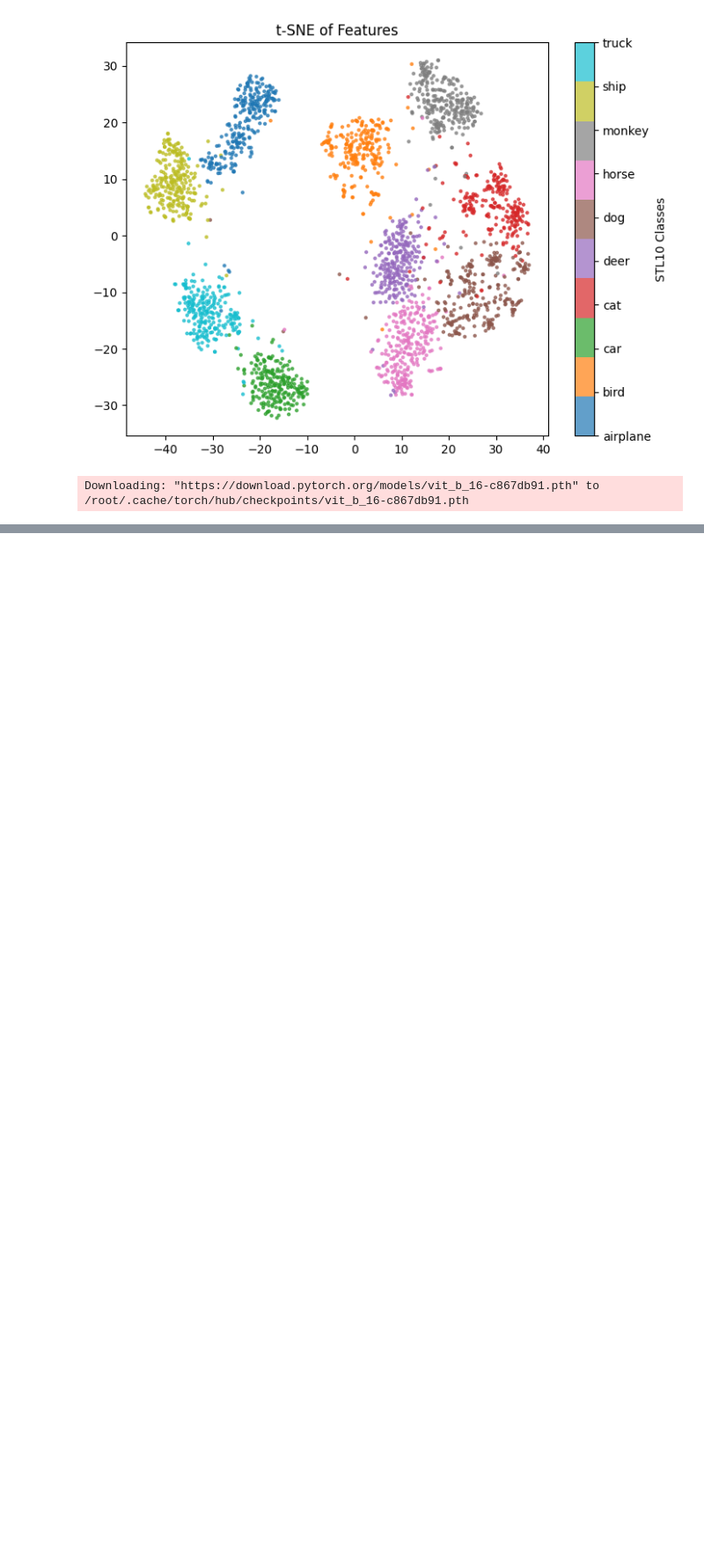
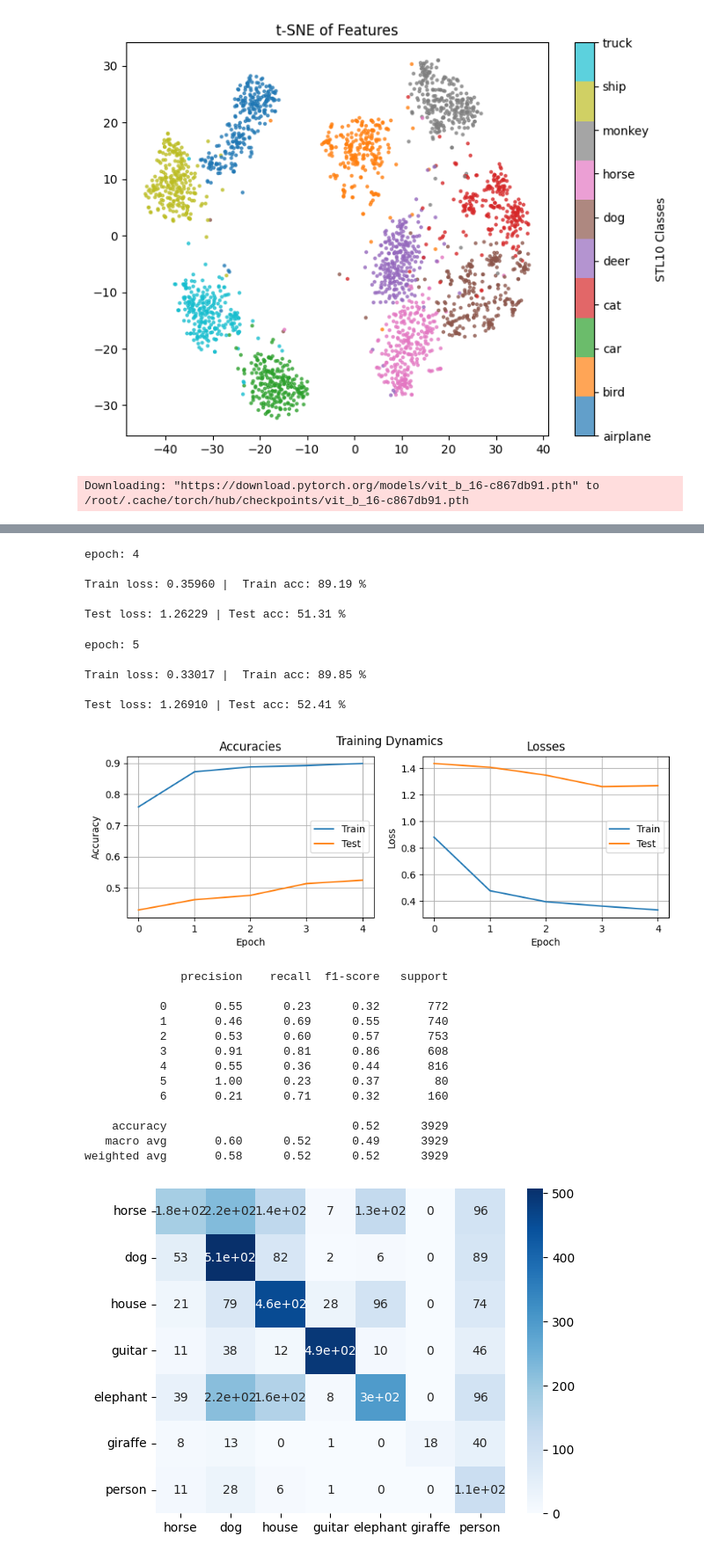
Before and after one commit to Zapy67/ATML-PA-1, a Jupyter notebook: Task1/task_1.ipynb, the cells around one changed output, grey strips where cells are left out. Shown at 88% size. Saved outputs shown, nothing was run; the diff lists cells and outputs as text; code cells hidden in the pictures; blank space fills up the shorter version.

```diff
--- a/Task1/task_1.ipynb
+++ b/Task1/task_1.ipynb
@@ -157,7 +158,7 @@ def eval_model(test_loader: torch.utils.data.DataLoader, model: torch.nn.Module,
         all_preds = torch.concat(all_preds, dim=0)
         all_targets = torch.concat(all_targets, dim=0)
 
-    return metrics(all_preds, all_targets, num_classes=len(dataset.classes),)
+    return metrics(all_preds, all_targets, num_classes=len(test_loader.dataset.classes),)
 
 
 def display_metrics(metrics: dict, classes: list[str]):
@@ -186,6 +187,7 @@ def plot_dynamics(train_loss_hist, test_loss_hist, train_acc_hist, test_acc_hist
     ax2.plot(test_loss_hist, label="Test")
     ax2.legend()
     ax2.grid(True)
+    plt.show()
 # %%
 device = "cuda" if torch.cuda.is_available() else "cpu"
 # %% [markdown]
@@ -439,0 +460,9 @@ tsne_plot(features, labels, num_samples=2500, perplexity=50)
+# %%
+pacs_root = root / "pacs"
+
+def get_pacs_dataset(domain:str, transform:callable = None):
+    return torchvision.datasets.ImageFolder(pacs_root / domain, transform=transform)
+
+def get_union_pacs_dataset(domains:str, transform:callable = None):
+    ds = [get_pacs_dataset(domain, transform) for domain in domains]
+    return torch.utils.data.ConcatDataset(ds)
@@ -439,0 +527,9 @@ tsne_plot(features, labels, num_samples=2500, perplexity=50)
+# %%
+#we train only the head of the model  (Initializing Classifier Weights (Warm Start, WS))
+model = init_model('resnet', freeze_backbone=True, num_classes=len(classes))
+config = {'epochs':5, 'lr':1e-2, 'batch_size':32}
+train_workflow(model,
+               get_union_pacs_dataset(['art_painting', 'cartoon', 'photo'], transform=transform),
+               get_pacs_dataset('sketch', transform=transform),
+               config=config)
+# %% [output]
@@ -439,0 +551,25 @@ tsne_plot(features, labels, num_samples=2500, perplexity=50)
+epoch: 4
+
+Train loss: 0.35960 |  Train acc: 89.19 %
+
+Test loss: 1.26229 | Test acc: 51.31 %
+epoch: 5
+
+Train loss: 0.33017 |  Train acc: 89.85 %
+
+Test loss: 1.26910 | Test acc: 52.41 %
+[figure, added]
+              precision    recall  f1-score   support
+
+           0       0.55      0.23      0.32       772
+           1       0.46      0.69      0.55       740
+           2       0.53      0.60      0.57       753
+           3       0.91      0.81      0.86       608
+           4       0.55      0.36      0.44       816
+           5       1.00      0.23      0.37        80
+           6       0.21      0.71      0.32       160
+
+    accuracy                           0.52      3929
+   macro avg       0.60      0.52      0.49      3929
+weighted avg       0.58      0.52      0.52      3929
+[figure, added]
```
Also changed, not shown: parts of 11 cells of this notebook.
